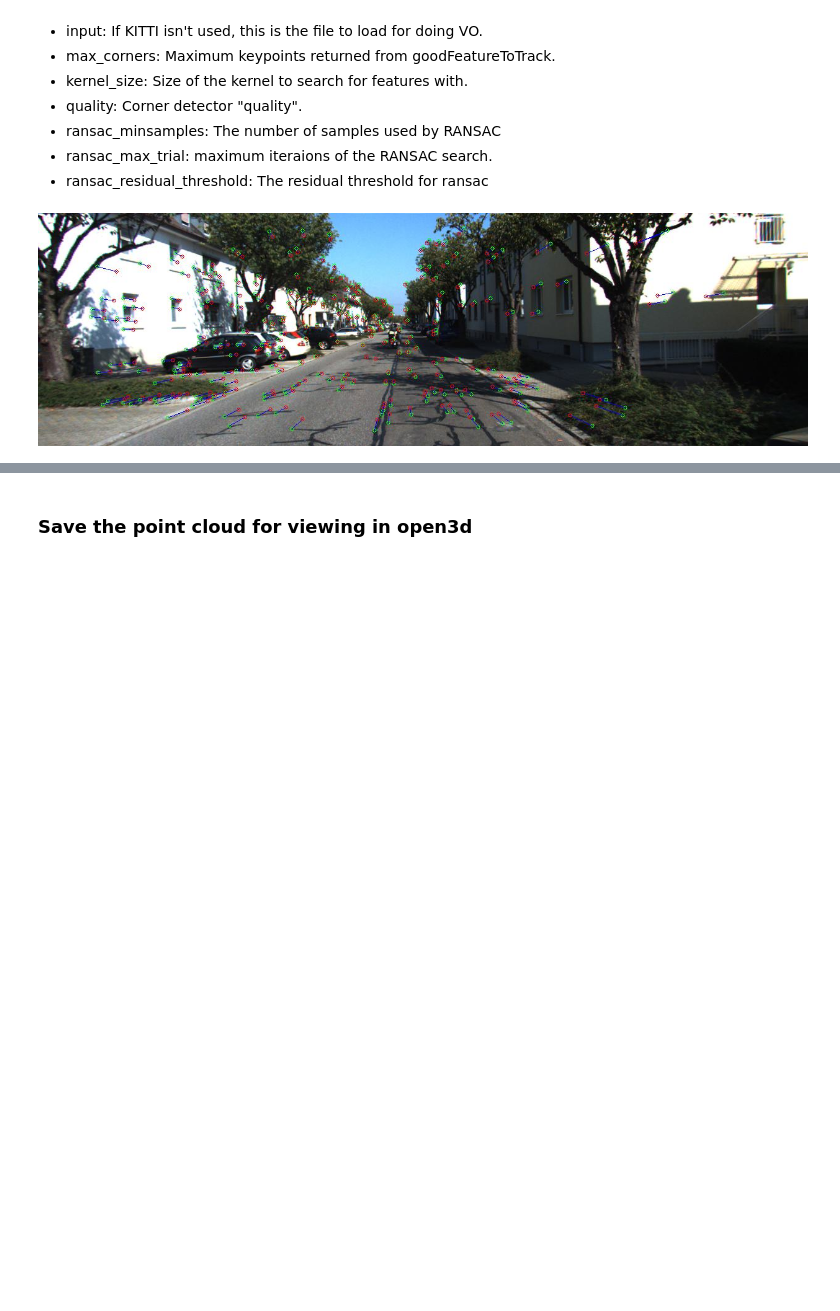
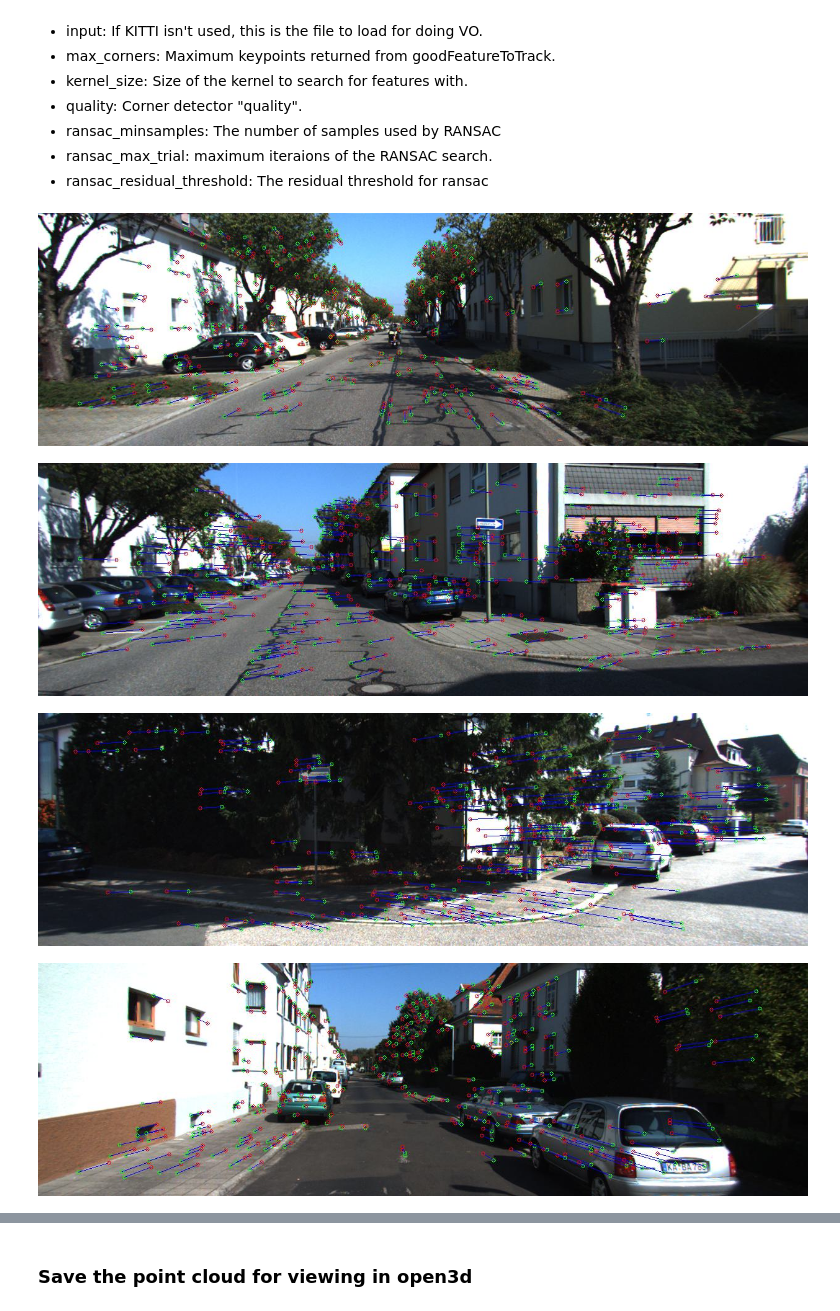
Before and after one commit to hpennington/mono-visual-odometry, a Jupyter notebook: src/visual_odometry.ipynb, the cells around one changed output, grey strips where cells are left out. Saved outputs shown, nothing was run; the diff lists cells and outputs as text; code cells hidden in the pictures; blank space fills up the shorter version.

Commit message:
More images

```diff
--- a/src/visual_odometry.ipynb
+++ b/src/visual_odometry.ipynb
@@ -252,32 +252,35 @@ while (KITTI == True and i < len(train_image_names)) or (cap is not None and cap
                 im,
                 max_corners,
                 quality,
                 kernel_size
             )
 
             keypoints = [cv2.KeyPoint(x=x[0][0], y=x[0][1], size=keypoint_size) for x in last_corners]
             last_kps, last_descriptors = orb.compute(im, keypoints)
         else:
             last_corners = corners
             last_kps, last_descriptors = kps, descriptors
 
         cv2.imshow('im1', im_original)
         key = cv2.waitKey(1)
         if key & 0xFF == ord('q'):
             break
 
-        if (i > 100 and i % 1000 == 0) or (i > 0 and i < 11 and i % 10 == 0):
+        if (i > 99 and i % 100 == 0) or (i > 0 and i < 11 and i % 10 == 0):
             display_mat(cv2.cvtColor(im_original, cv2.COLOR_BGR2RGB))
 
         t1 = time.time()
         i += 1
 
     else:
         break
 
 cv2.destroyAllWindows()
 cv2.waitKey(4)
 if KITTI == False:
     cap.release()
 # %% [output]
-[figure, old version]
+[figure, new version]
+[figure, added]
+[figure, added]
+[figure, added]
```
Also changed, not shown: parts of 3 cells of this notebook, 1 other file.
